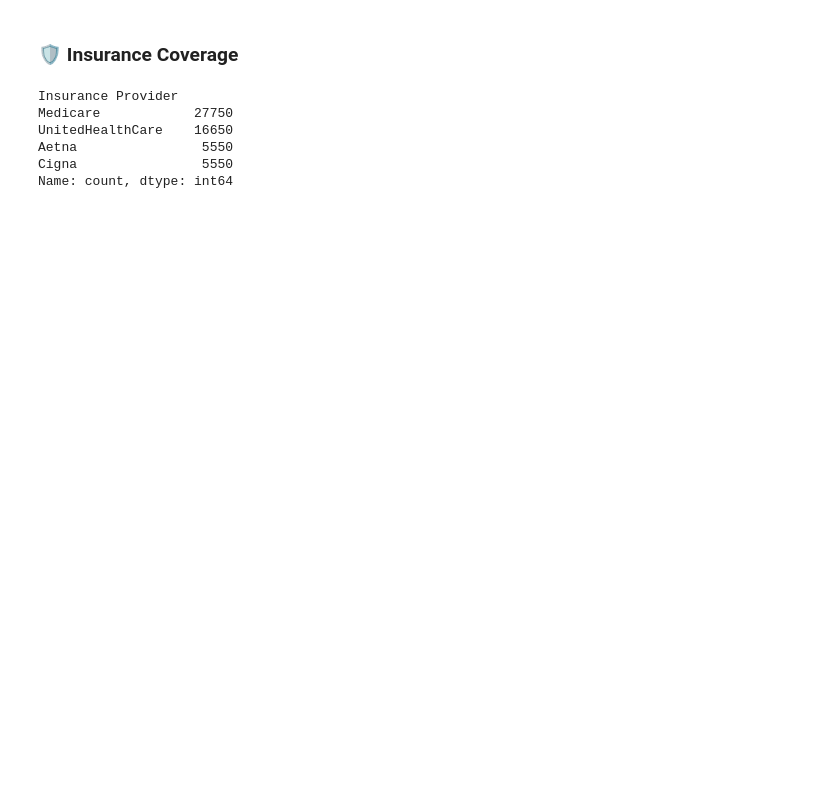
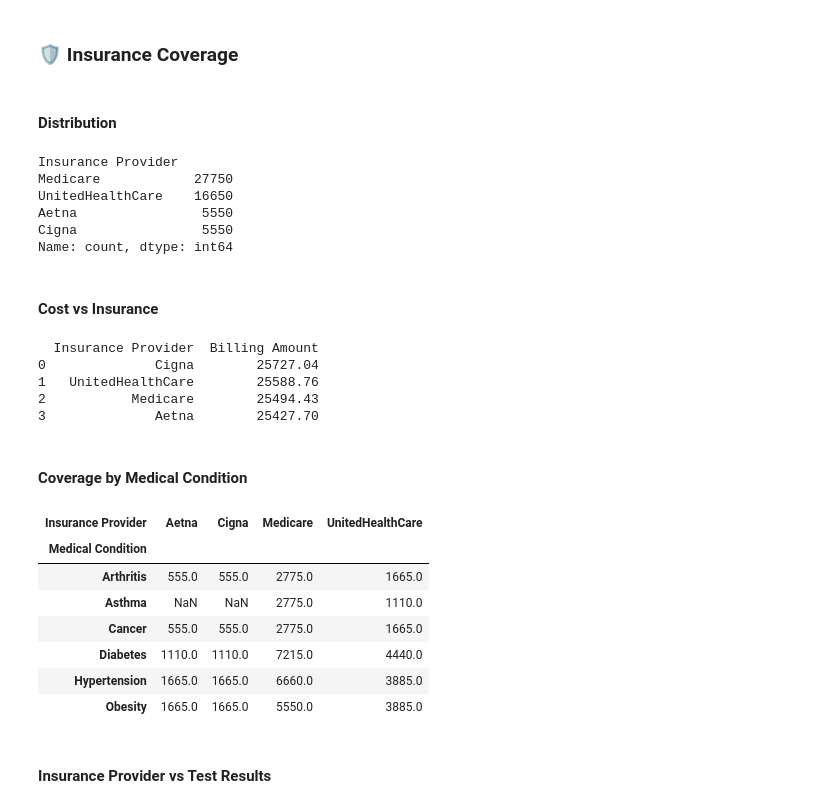
Before and after one commit to kuriawaruchu/healthcare-datadna, a Jupyter notebook: healthcare-datadna.ipynb, the cells around one changed output. Saved outputs shown, nothing was run; the diff lists cells and outputs as text; code cells hidden in the pictures; blank space fills up the shorter version.

```diff
--- a/healthcare-datadna.ipynb
+++ b/healthcare-datadna.ipynb
@@ -1129,3 +1208,5 @@ Name: count, dtype: int64
 # %% [markdown]
 ### **🛡 Insurance Coverage**
+# %% [markdown]
+#### **Distribution**
 # %%
@@ -1138,3 +1246,39 @@ UnitedHealthCare    16650
 Aetna                5550
 Cigna                5550
 Name: count, dtype: int64
+# %% [markdown]
+#### **Cost vs Insurance**
+# %%
+insurance_billing = data.groupby("Insurance Provider")["Billing Amount"].mean().sort_values(ascending=False)
+insurance_billing = round(insurance_billing, 2).reset_index()
+print(insurance_billing)
+
+fig = px.bar(
+    insurance_billing,
+    x="Insurance Provider",
+    y="Billing Amount",
+    # text=insurance_billing.values,
+    title="Average Billing Amount by Insurance Provider"
+)
+fig.show()
+# %% [output]
+  Insurance Provider  Billing Amount
+0              Cigna        25727.04
+1   UnitedHealthCare        25588.76
+2           Medicare        25494.43
+3              Aetna        25427.70
+# %% [markdown]
+#### **Coverage by Medical Condition**
+# %%
+coverage_by_condition = data.groupby(["Medical Condition", "Insurance Provider"]).size().unstack()
+# Display the result
+coverage_by_condition
+# %% [output]
+| Insurance Provider | Aetna | Cigna | Medicare | UnitedHealthCare |
+| Medical Condition |  |  |  |  |
+| Arthritis | 555.0 | 555.0 | 2775.0 | 1665.0 |
+| Asthma | NaN | NaN | 2775.0 | 1110.0 |
+| Cancer | 555.0 | 555.0 | 2775.0 | 1665.0 |
+| Diabetes | 1110.0 | 1110.0 | 7215.0 | 4440.0 |
+| Hypertension | 1665.0 | 1665.0 | 6660.0 | 3885.0 |
+| Obesity | 1665.0 | 1665.0 | 5550.0 | 3885.0 |
@@ -1140,0 +1310,2 @@ Name: count, dtype: int64
+# %% [markdown]
+#### **Insurance Provider vs Test Results**
```
Also changed, not shown: parts of 14 cells of this notebook.
